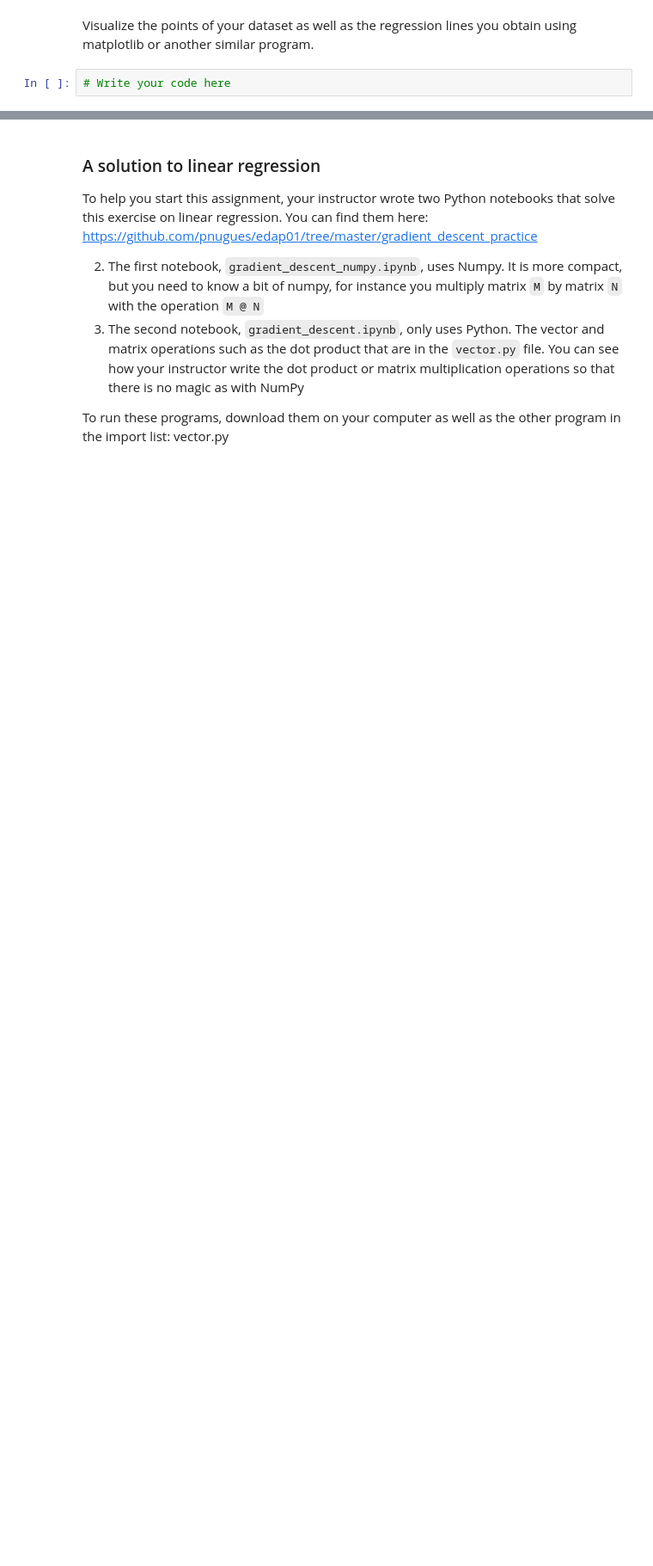
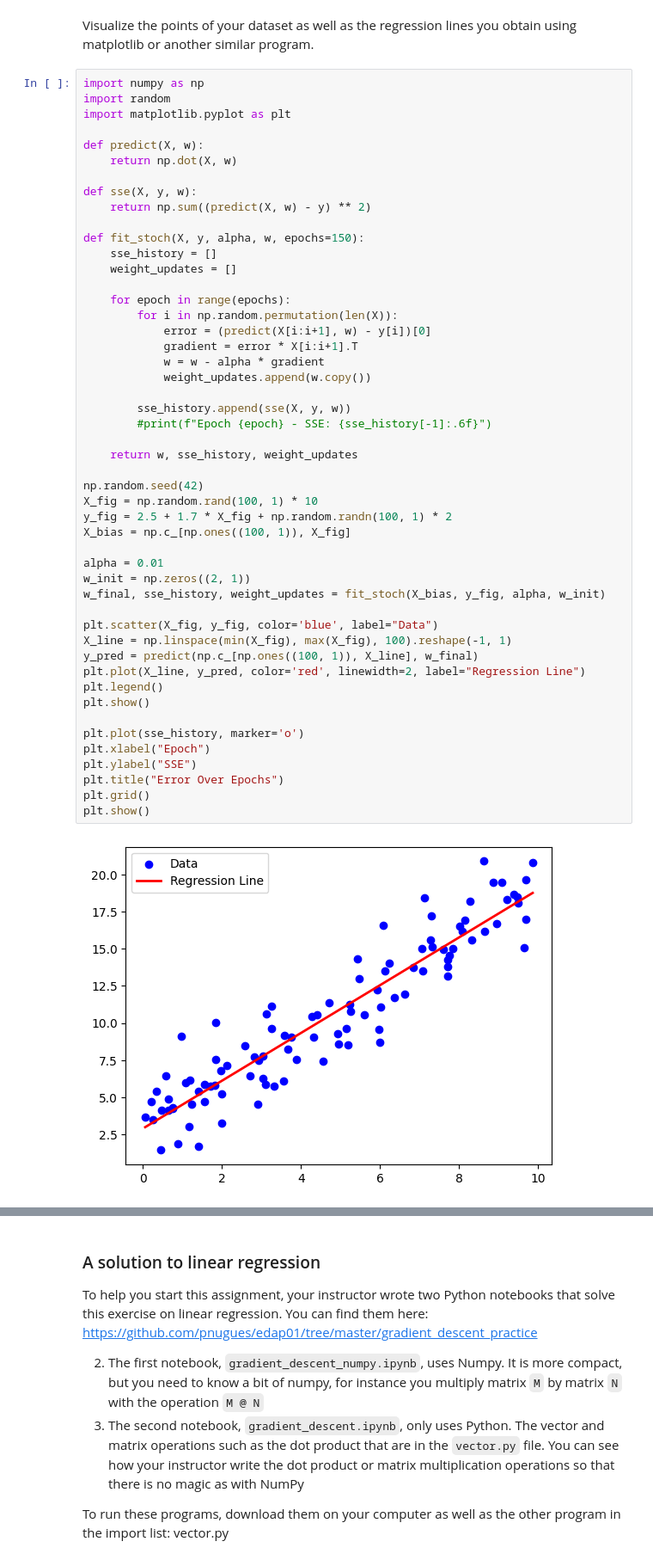
Before and after one commit to Aidan-harrer/AI-Bullshit, a Jupyter notebook: Project_three/ai_lab_perceptron_students.ipynb, the cells around one changed output, grey strips where cells are left out. Shown at 86% size. Saved outputs shown, nothing was run; the diff lists cells and outputs as text; blank space fills up the shorter version.

Commit message:
stochastic?

```diff
--- a/Project_three/ai_lab_perceptron_students.ipynb
+++ b/Project_three/ai_lab_perceptron_students.ipynb
@@ -288,4 +340,53 @@ plt.show()
 # %% [markdown]
 Visualize the points of your dataset as well as the regression lines you obtain using matplotlib or another similar program.
 # %%
-# Write your code here
+import numpy as np
+import random
+import matplotlib.pyplot as plt
+
+def predict(X, w):
+    return np.dot(X, w)
+
+def sse(X, y, w):
+    return np.sum((predict(X, w) - y) ** 2)
+
+def fit_stoch(X, y, alpha, w, epochs=150):
+    sse_history = []
+    weight_updates = []
+
+    for epoch in range(epochs):
+        for i in np.random.permutation(len(X)):
+            error = (predict(X[i:i+1], w) - y[i])[0]
+            gradient = error * X[i:i+1].T
+            w = w - alpha * gradient
+            weight_updates.append(w.copy())
+
+        sse_history.append(sse(X, y, w))
+        #print(f"Epoch {epoch} - SSE: {sse_history[-1]:.6f}")
+
+    return w, sse_history, weight_updates
+
+np.random.seed(42)
+X_fig = np.random.rand(100, 1) * 10
+y_fig = 2.5 + 1.7 * X_fig + np.random.randn(100, 1) * 2
+X_bias = np.c_[np.ones((100, 1)), X_fig]
+
+alpha = 0.01
+w_init = np.zeros((2, 1))
+w_final, sse_history, weight_updates = fit_stoch(X_bias, y_fig, alpha, w_init)
+
+plt.scatter(X_fig, y_fig, color='blue', label="Data")
+X_line = np.linspace(min(X_fig), max(X_fig), 100).reshape(-1, 1)
+y_pred = predict(np.c_[np.ones((100, 1)), X_line], w_final)
+plt.plot(X_line, y_pred, color='red', linewidth=2, label="Regression Line")
+plt.legend()
+plt.show()
+
+plt.plot(sse_history, marker='o')
+plt.xlabel("Epoch")
+plt.ylabel("SSE")
+plt.title("Error Over Epochs")
+plt.grid()
+plt.show()
+# %% [output]
+[figure, added]
```
Also changed, not shown: parts of 2 cells of this notebook.
